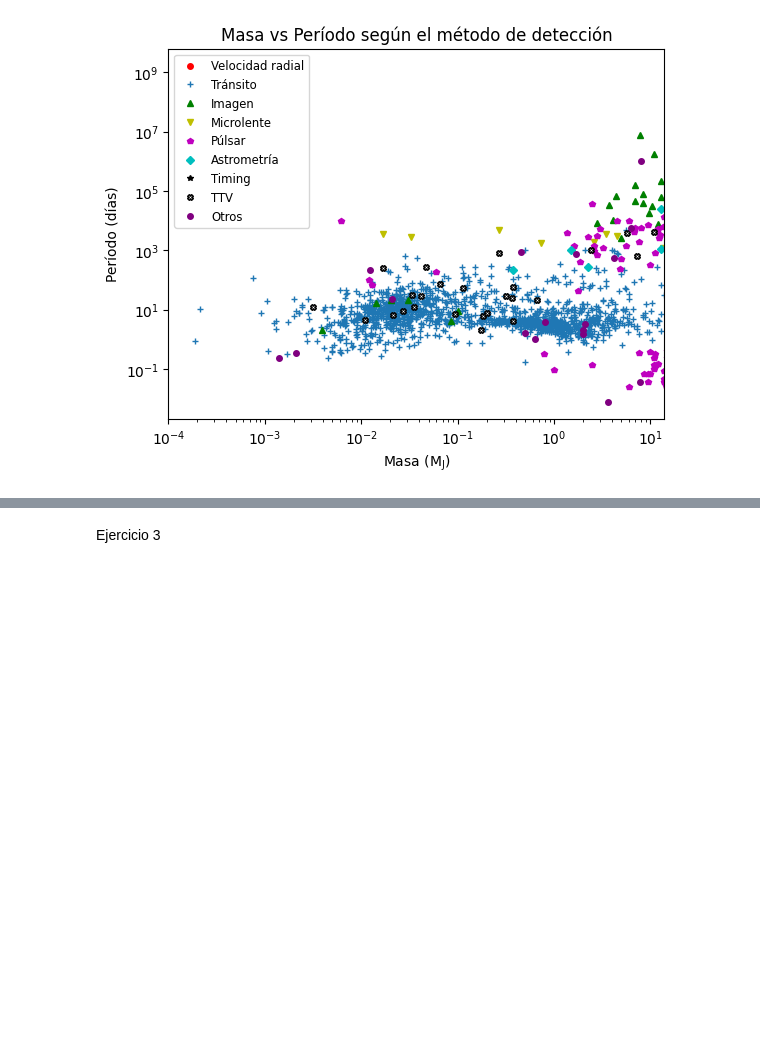
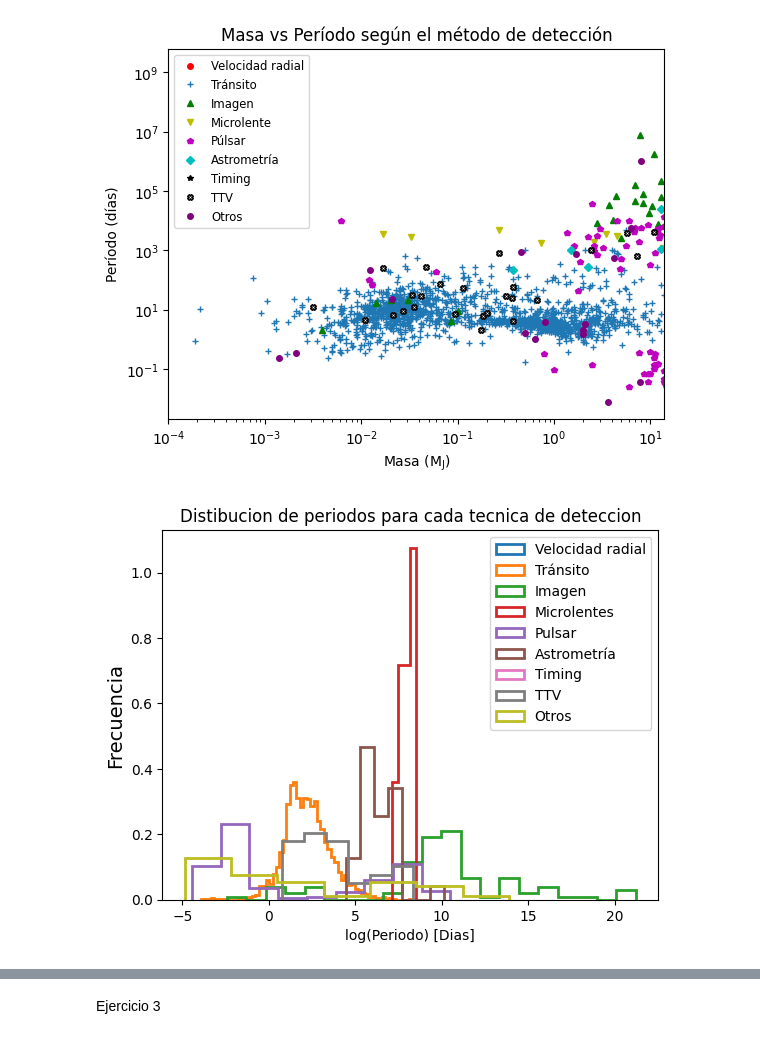
Before and after one commit to HombreRo12/Astromet_2024, a Jupyter notebook: Tp3/Exoplanetas.ipynb, the cells around one changed output, grey strips where cells are left out. Saved outputs shown, nothing was run; the diff lists cells and outputs as text; code cells hidden in the pictures; blank space fills up the shorter version.

```diff
--- a/Tp3/Exoplanetas.ipynb
+++ b/Tp3/Exoplanetas.ipynb
@@ -60,30 +60,64 @@ plt.xlabel('Masa (M$_\mathrm{J}$)')
 plt.ylabel('Período (días)')
 plt.xscale('log')
 plt.yscale('log')
 plt.legend(loc='upper left', fontsize='small')
 plt.title('Masa vs Período según el método de detección')
 plt.show()
 
 
 #Un gráfico sin escala logarítmica en x pero recortando para 14 masas de Júpiter
 
 plt.plot(velrad['mass'], velrad['period'], 'ro', markersize=4, label='Velocidad radial')
 plt.plot(transit['mass'], transit['period'], '+', markersize=4, label='Tránsito')
 plt.plot(imagen['mass'], imagen['period'], 'g^', markersize=4, label='Imagen')
 plt.plot(microlens['mass'], microlens['period'], 'yv', markersize=4, label='Microlente')
 plt.plot(pulsar['mass'], pulsar['period'], 'mp', markersize=4, label='Púlsar')
 plt.plot(astrometria['mass'], astrometria['period'], 'cD', markersize=4, label='Astrometría')
 plt.plot(timing['mass'], timing['period'], 'k*', markersize=4, label='Timing')
 plt.plot(TTV['mass'], TTV['period'], 'wX', markersize=4, label='TTV', markeredgecolor='black')
 plt.plot(otros['mass'], otros['period'], 'o', color='purple', markersize=4, label='Otros')
 plt.xlabel('Masa (M$_\mathrm{J}$)')
 plt.ylabel('Período (días)')
 plt.xlim(0.0001, 14)
 plt.xscale('log')
 plt.yscale('log')
 plt.legend(loc='upper left', fontsize='small')
 plt.title('Masa vs Período según el método de detección')
 plt.show()
+
+
+plt.hist(np.log(velrad['period']),bins = 'auto',density = True,histtype ='step', label = 'Velocidad radial',lw = 2)
+plt.hist(np.log(transit['period']),bins = 'auto',density = True,histtype ='step', label = 'Tránsito',lw = 2)
+plt.hist(np.log(imagen['period']),bins = 'auto',density = True,histtype ='step', label = 'Imagen',lw =2)
+plt.hist(np.log(microlens['period']),bins = 'auto',density = True,histtype ='step', label = 'Microlentes', lw = 2)
+plt.hist(np.log(pulsar['period']),bins = 'auto',density = True,histtype ='step', label = 'Pulsar', lw = 2)
+plt.hist(np.log(astrometria['period']),bins = 'auto',density = True,histtype ='step', label = 'Astrometría',lw = 2)
+plt.hist(np.log(timing['period']),bins = 'auto',density = True,histtype ='step', label = 'Timing',lw = 2)
+plt.hist(np.log(TTV['period']),bins = 'auto',density = True,histtype ='step', label = 'TTV',lw = 2)
+plt.hist(np.log(otros['period']),bins = 'auto',density = True,histtype ='step',label = 'Otros',lw = 2)
+plt.legend()
+plt.title('Distibucion de periodos para cada tecnica de deteccion')
+plt.xlabel('log(Periodo) [Dias]')
+plt.ylabel('Frecuencia', fontsize=14)
+plt.show()
+
+
+
+plt.hist(np.log(velrad['mass']), bins='auto', density=True, histtype='step', label='Velocidad radial', lw=2)
+plt.hist(np.log(transit['mass']), bins='auto', density=True, histtype='step', label='Tránsito', lw=2)
+plt.hist(np.log(imagen['mass']), bins='auto', density=True, histtype='step', label='Imagen', lw=2)
+plt.hist(np.log(microlens['mass']), bins='auto', density=True, histtype='step', label='Microlentes', lw=2)
+plt.hist(np.log(pulsar['mass']), bins='auto', density=True, histtype='step', label='Pulsar', lw=2)
+plt.hist(np.log(astrometria['mass']), bins='auto', density=True, histtype='step', label='Astrometría', lw=2)
+plt.hist(np.log(timing['mass']), bins='auto', density=True, histtype='step', label='Timing', lw=2)
+plt.hist(np.log(TTV['mass']), bins='auto', density=True, histtype='step', label='TTV', lw=2)
+plt.hist(np.log(otros['mass']), bins='auto', density=True, histtype='step', label='Otros', lw=2)
+plt.legend()
+plt.title('Distribución de masas para cada técnica de detección')
+plt.xlabel('log(Masa) [M$_\mathrm{J}$]')
+plt.ylabel('Frecuencia', fontsize=14)
+plt.show()
 # %% [output]
 [figure]
 [figure]
+[figure, added]
```
Also changed, not shown: parts of 4 cells of this notebook, 7 other files.
